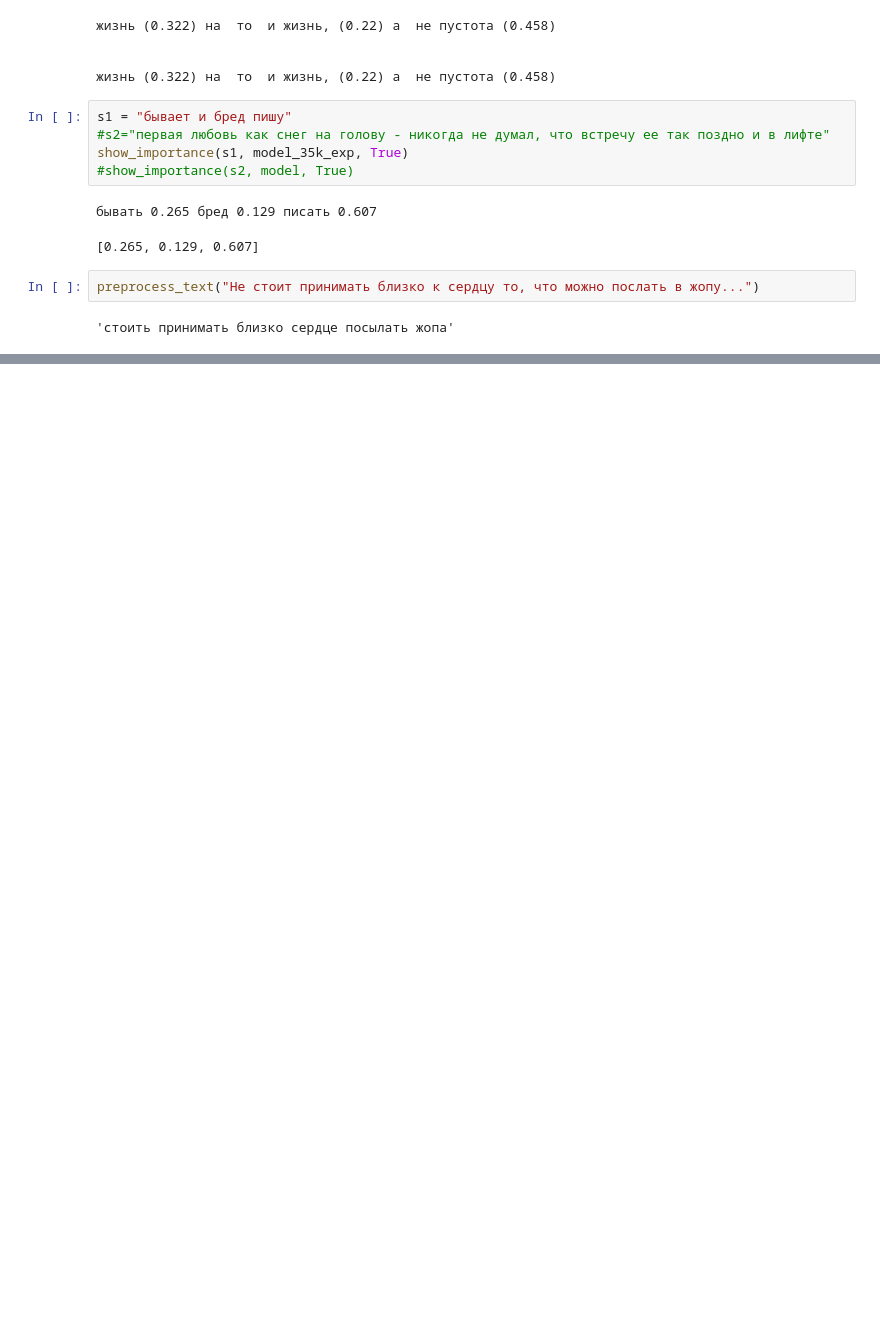
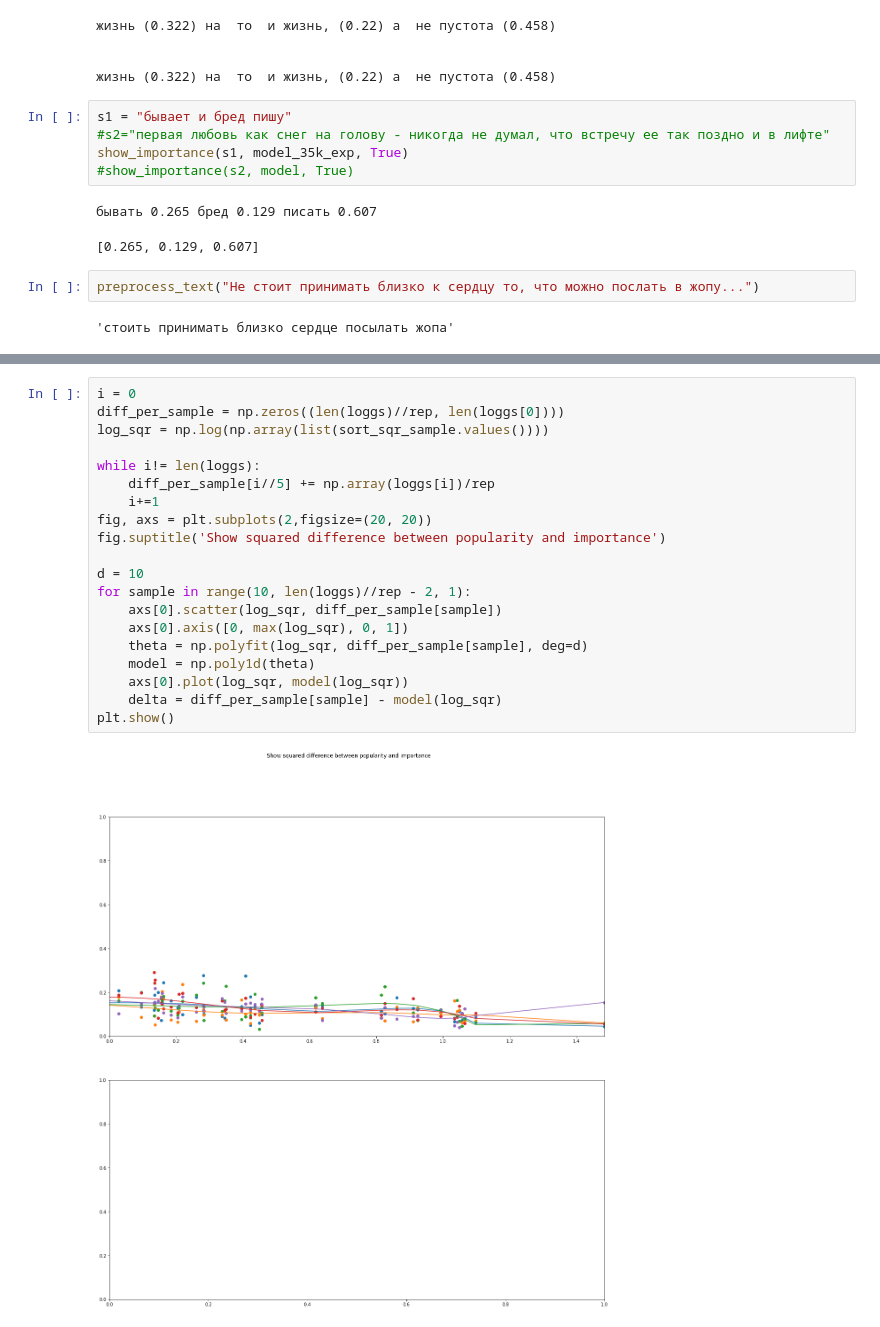
Before and after one commit to featztex/PsychoBot, a Jupyter notebook: ml/model_d2v_35k.ipynb, the cells around one changed output, grey strips where cells are left out. Saved outputs shown, nothing was run; the diff lists cells and outputs as text; blank space fills up the shorter version.

```diff
--- a/ml/model_d2v_35k.ipynb
+++ b/ml/model_d2v_35k.ipynb
@@ -490,0 +483,22 @@ plt.show()
+# %%
+i = 0
+diff_per_sample = np.zeros((len(loggs)//rep, len(loggs[0])))
+log_sqr = np.log(np.array(list(sort_sqr_sample.values())))
+
+while i!= len(loggs):
+    diff_per_sample[i//5] += np.array(loggs[i])/rep
+    i+=1
+fig, axs = plt.subplots(2,figsize=(20, 20))
+fig.suptitle('Show squared difference between popularity and importance')
+
+d = 10
+for sample in range(10, len(loggs)//rep - 2, 1):
+    axs[0].scatter(log_sqr, diff_per_sample[sample])
+    axs[0].axis([0, max(log_sqr), 0, 1])
+    theta = np.polyfit(log_sqr, diff_per_sample[sample], deg=d)
+    model = np.poly1d(theta)
+    axs[0].plot(log_sqr, model(log_sqr))
+    delta = diff_per_sample[sample] - model(log_sqr)
+plt.show()
+# %% [output]
+[figure, added]
```
Also changed, not shown: parts of 43 cells of this notebook.
